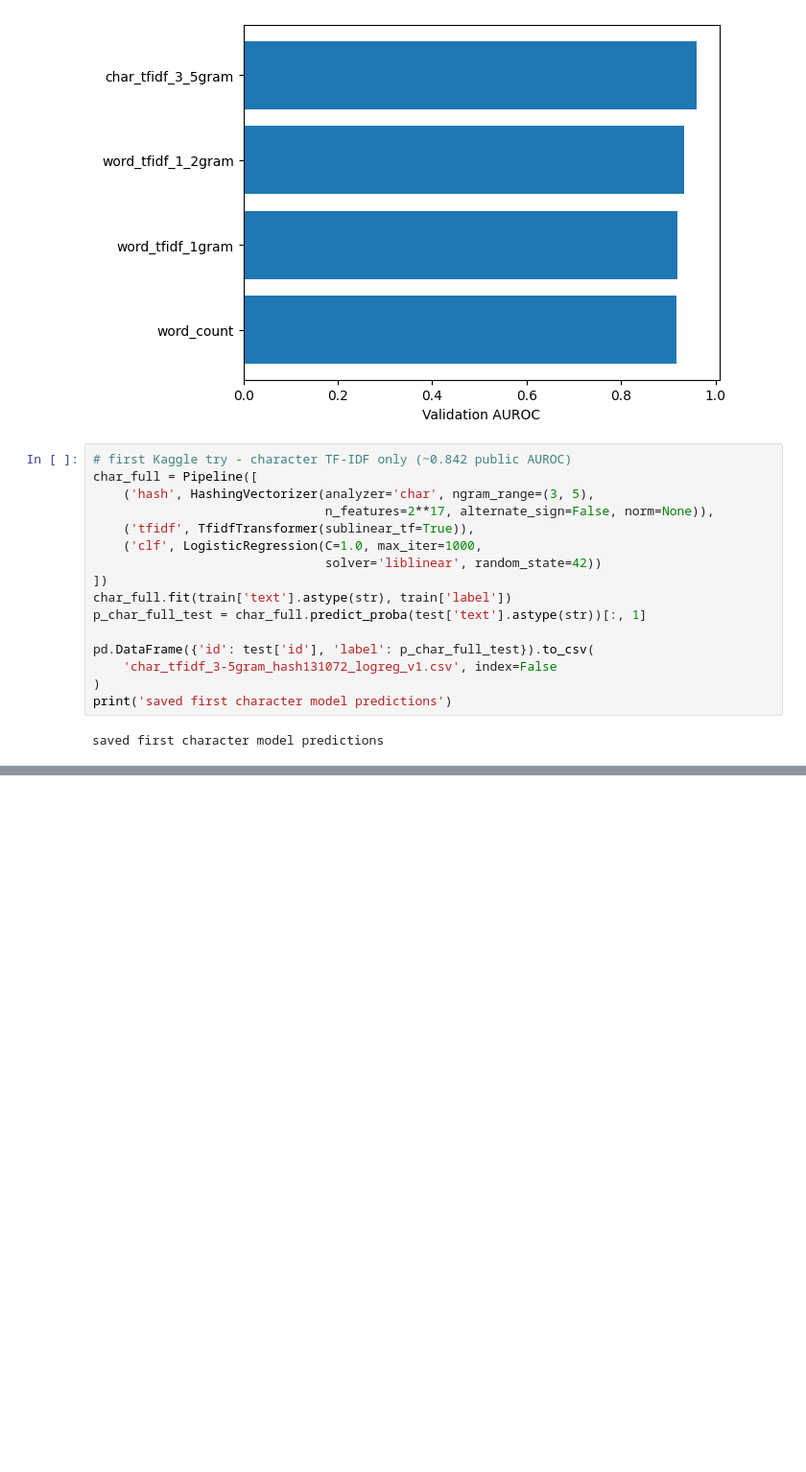
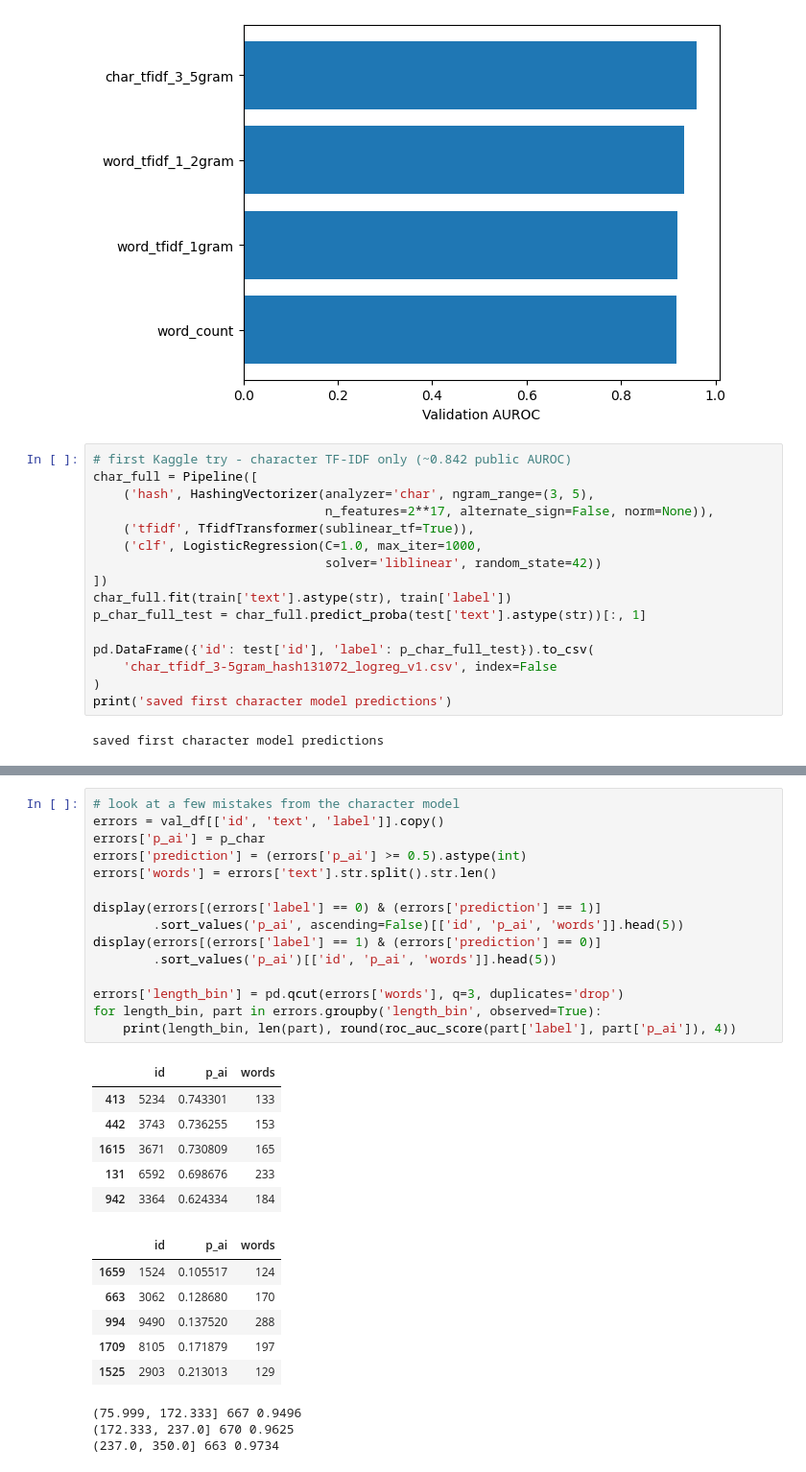
Before and after one commit to minghan-gao/human-or-ai-submissions, a Jupyter notebook: submissions/team-18/Experiment_git.ipynb, the cells around one changed output, grey strips where cells are left out. Shown at 96% size. Saved outputs shown, nothing was run; the diff lists cells and outputs as text; blank space fills up the shorter version.

```diff
--- a/submissions/team-18/Experiment_git.ipynb
+++ b/submissions/team-18/Experiment_git.ipynb
@@ -116,0 +167,31 @@ saved first character model predictions
+# %%
+# look at a few mistakes from the character model
+errors = val_df[['id', 'text', 'label']].copy()
+errors['p_ai'] = p_char
+errors['prediction'] = (errors['p_ai'] >= 0.5).astype(int)
+errors['words'] = errors['text'].str.split().str.len()
+
+display(errors[(errors['label'] == 0) & (errors['prediction'] == 1)]
+        .sort_values('p_ai', ascending=False)[['id', 'p_ai', 'words']].head(5))
+display(errors[(errors['label'] == 1) & (errors['prediction'] == 0)]
+        .sort_values('p_ai')[['id', 'p_ai', 'words']].head(5))
+
+errors['length_bin'] = pd.qcut(errors['words'], q=3, duplicates='drop')
+for length_bin, part in errors.groupby('length_bin', observed=True):
+    print(length_bin, len(part), round(roc_auc_score(part['label'], part['p_ai']), 4))
+# %% [output]
+|  | id | p_ai | words |
+| 413 | 5234 | 0.743301 | 133 |
+| 442 | 3743 | 0.736255 | 153 |
+| 1615 | 3671 | 0.730809 | 165 |
+| 131 | 6592 | 0.698676 | 233 |
+| 942 | 3364 | 0.624334 | 184 |
+|  | id | p_ai | words |
+| 1659 | 1524 | 0.105517 | 124 |
+| 663 | 3062 | 0.128680 | 170 |
+| 994 | 9490 | 0.137520 | 288 |
+| 1709 | 8105 | 0.171879 | 197 |
+| 1525 | 2903 | 0.213013 | 129 |
+(75.999, 172.333] 667 0.9496
+(172.333, 237.0] 670 0.9625
+(237.0, 350.0] 663 0.9734
```
Also changed, not shown: parts of 12 cells of this notebook.
